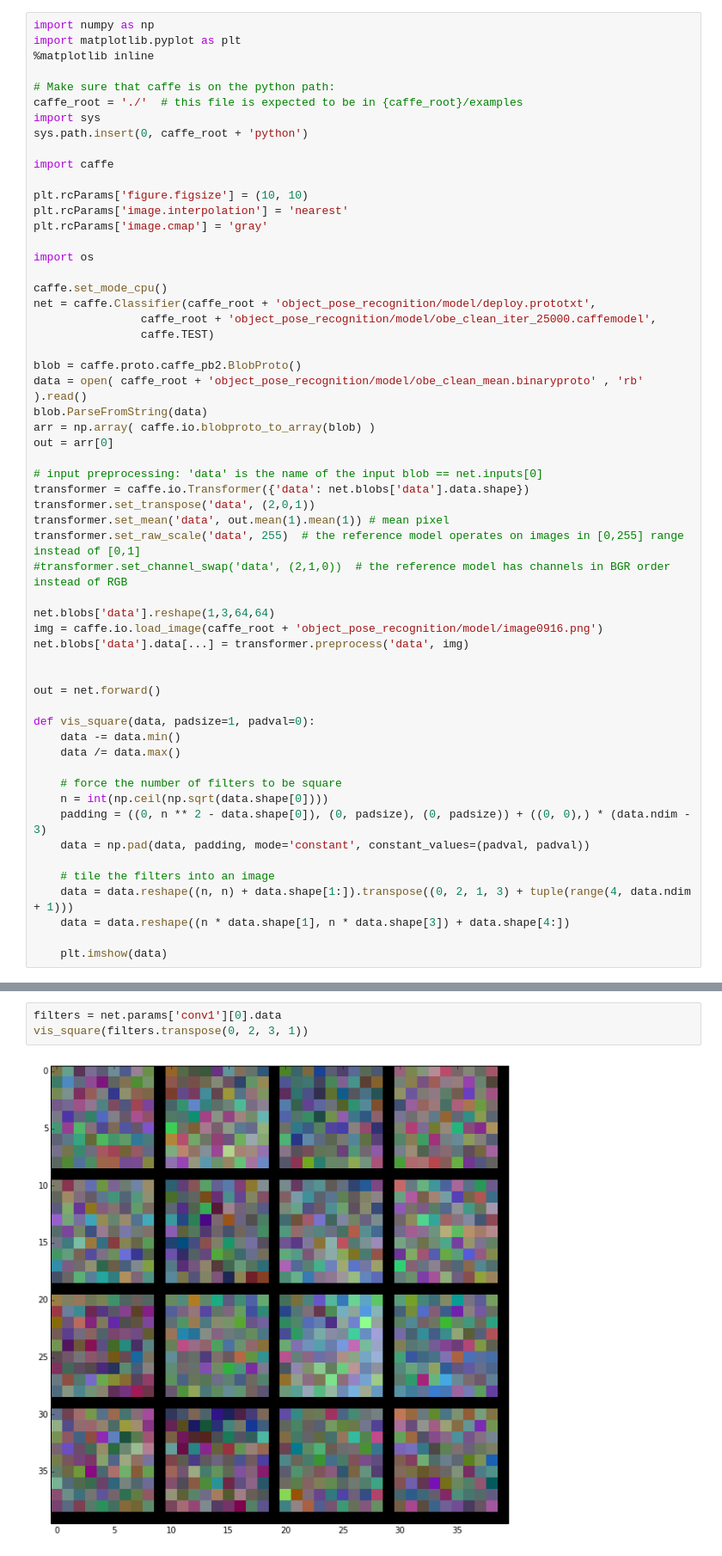
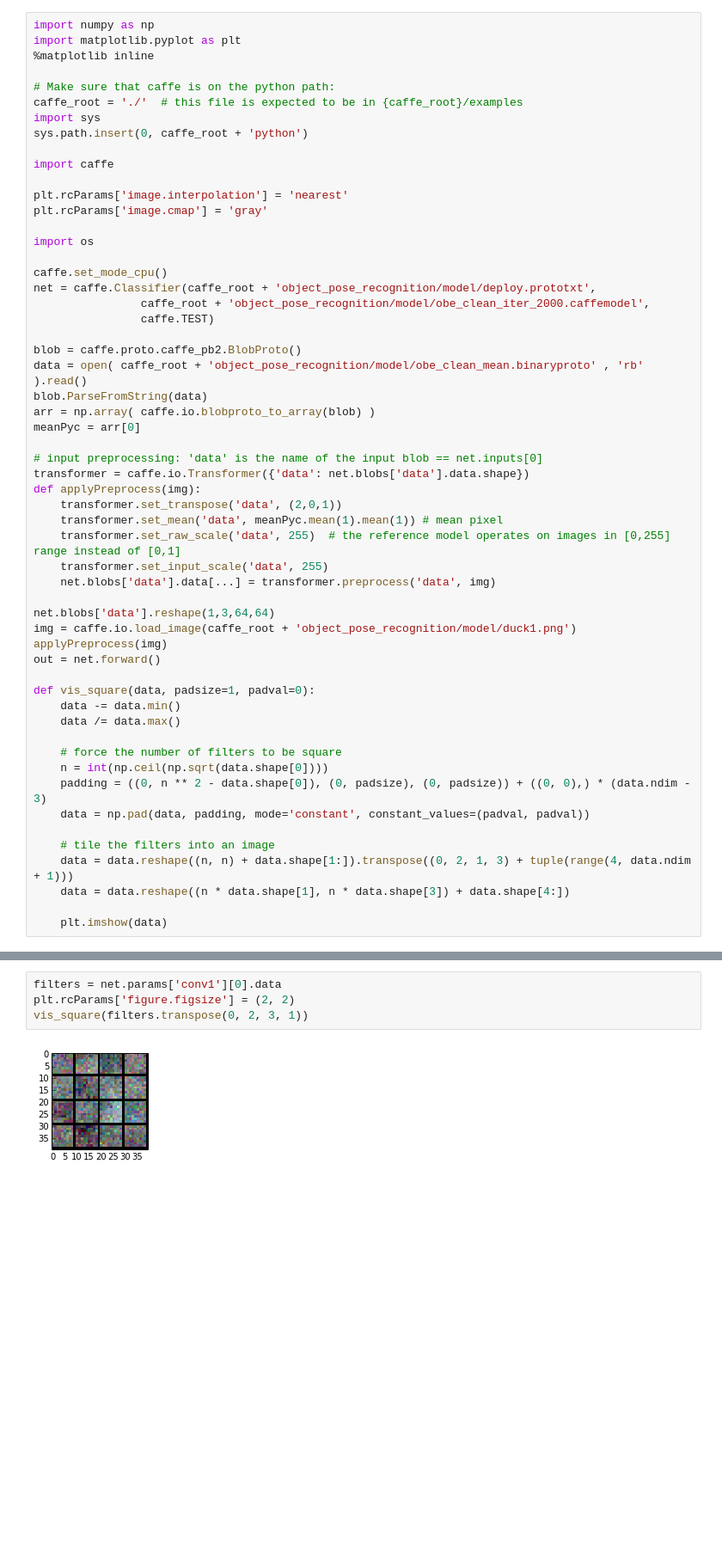
Before and after one commit to berkaytoku/object_pose_recognition, a Jupyter notebook: Notebook.ipynb, the cells around one changed output, grey strips where cells are left out. Shown: that part at 86% size. Saved outputs shown, nothing was run; the diff lists cells and outputs as text; blank space fills up the shorter version.

```diff
--- a/Notebook.ipynb
+++ b/Notebook.ipynb
@@ -10,7 +10,6 @@ sys.path.insert(0, caffe_root + 'python')
 
 import caffe
 
-plt.rcParams['figure.figsize'] = (10, 10)
 plt.rcParams['image.interpolation'] = 'nearest'
 plt.rcParams['image.cmap'] = 'gray'
 
@@ -18,27 +17,27 @@ import os
 
 caffe.set_mode_cpu()
 net = caffe.Classifier(caffe_root + 'object_pose_recognition/model/deploy.prototxt',
-                caffe_root + 'object_pose_recognition/model/obe_clean_iter_25000.caffemodel',
+                caffe_root + 'object_pose_recognition/model/obe_clean_iter_2000.caffemodel',
                 caffe.TEST)
 
 blob = caffe.proto.caffe_pb2.BlobProto()
 data = open( caffe_root + 'object_pose_recognition/model/obe_clean_mean.binaryproto' , 'rb' ).read()
 blob.ParseFromString(data)
 arr = np.array( caffe.io.blobproto_to_array(blob) )
-out = arr[0]
+meanPyc = arr[0]
 
 # input preprocessing: 'data' is the name of the input blob == net.inputs[0]
 transformer = caffe.io.Transformer({'data': net.blobs['data'].data.shape})
-transformer.set_transpose('data', (2,0,1))
-transformer.set_mean('data', out.mean(1).mean(1)) # mean pixel
-transformer.set_raw_scale('data', 255)  # the reference model operates on images in [0,255] range instead of [0,1]
-#transformer.set_channel_swap('data', (2,1,0))  # the reference model has channels in BGR order instead of RGB
+def applyPreprocess(img):
+    transformer.set_transpose('data', (2,0,1))
+    transformer.set_mean('data', meanPyc.mean(1).mean(1)) # mean pixel
+    transformer.set_raw_scale('data', 255)  # the reference model operates on images in [0,255] range instead of [0,1]
+    transformer.set_input_scale('data', 255)
+    net.blobs['data'].data[...] = transformer.preprocess('data', img)
 
 net.blobs['data'].reshape(1,3,64,64)
-img = caffe.io.load_image(caffe_root + 'object_pose_recognition/model/image0916.png')
-net.blobs['data'].data[...] = transformer.preprocess('data', img)
-
-
+img = caffe.io.load_image(caffe_root + 'object_pose_recognition/model/duck1.png')
+applyPreprocess(img)
 out = net.forward()
 
 def vis_square(data, padsize=1, padval=0):
@@ -80,7 +62,8 @@ plt.imshow(transformer.deprocess('data', net.blobs['data'].data[0]))
 # %%
 filters = net.params['conv1'][0].data
+plt.rcParams['figure.figsize'] = (2, 2)
 vis_square(filters.transpose(0, 2, 3, 1))
 # %% [output]
-[figure, old version]
+[figure, new version]
 # %%
 feat = net.blobs['conv1_a'].data[0]
```
Also changed, not shown: parts of 8 cells of this notebook.
